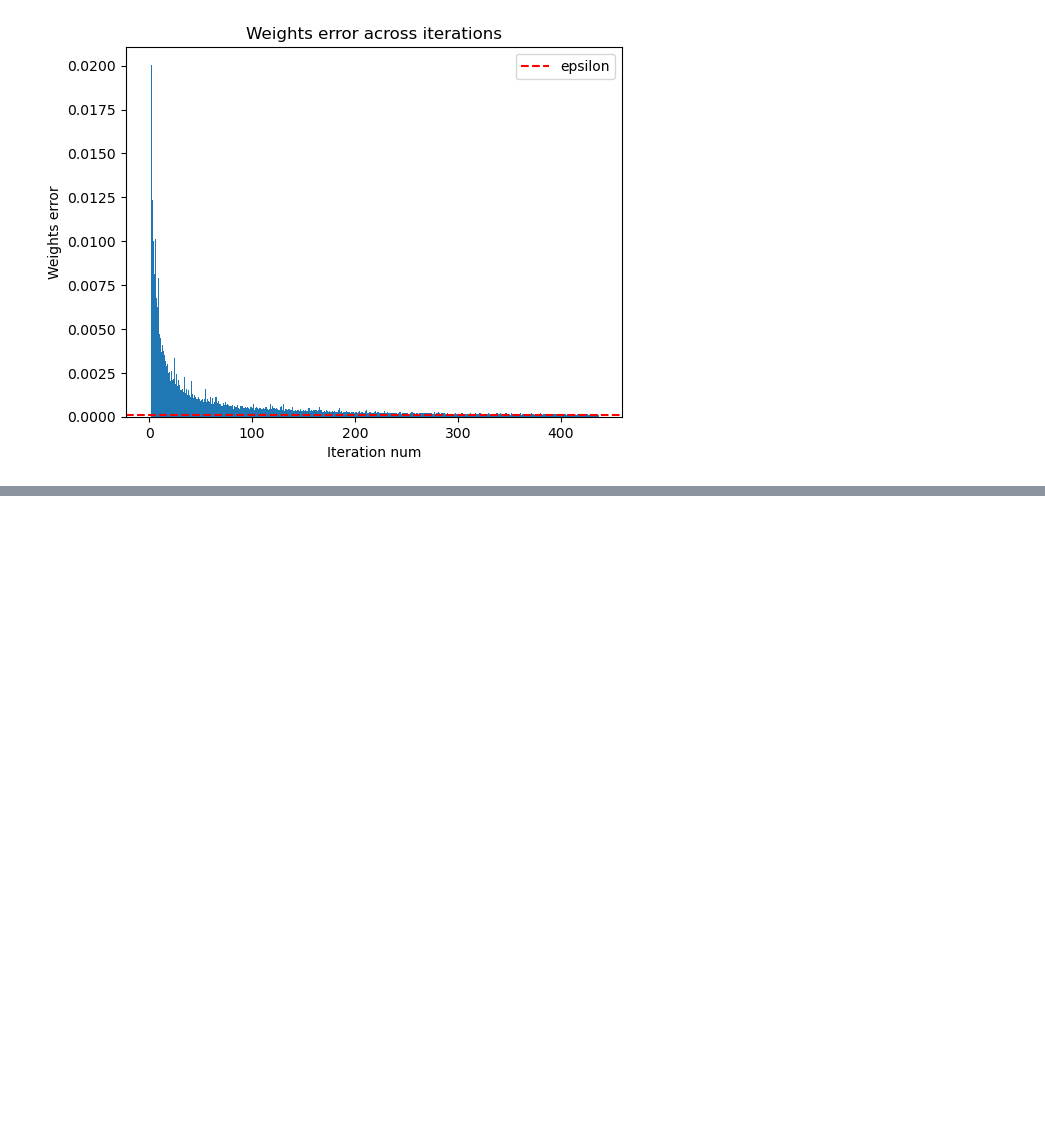
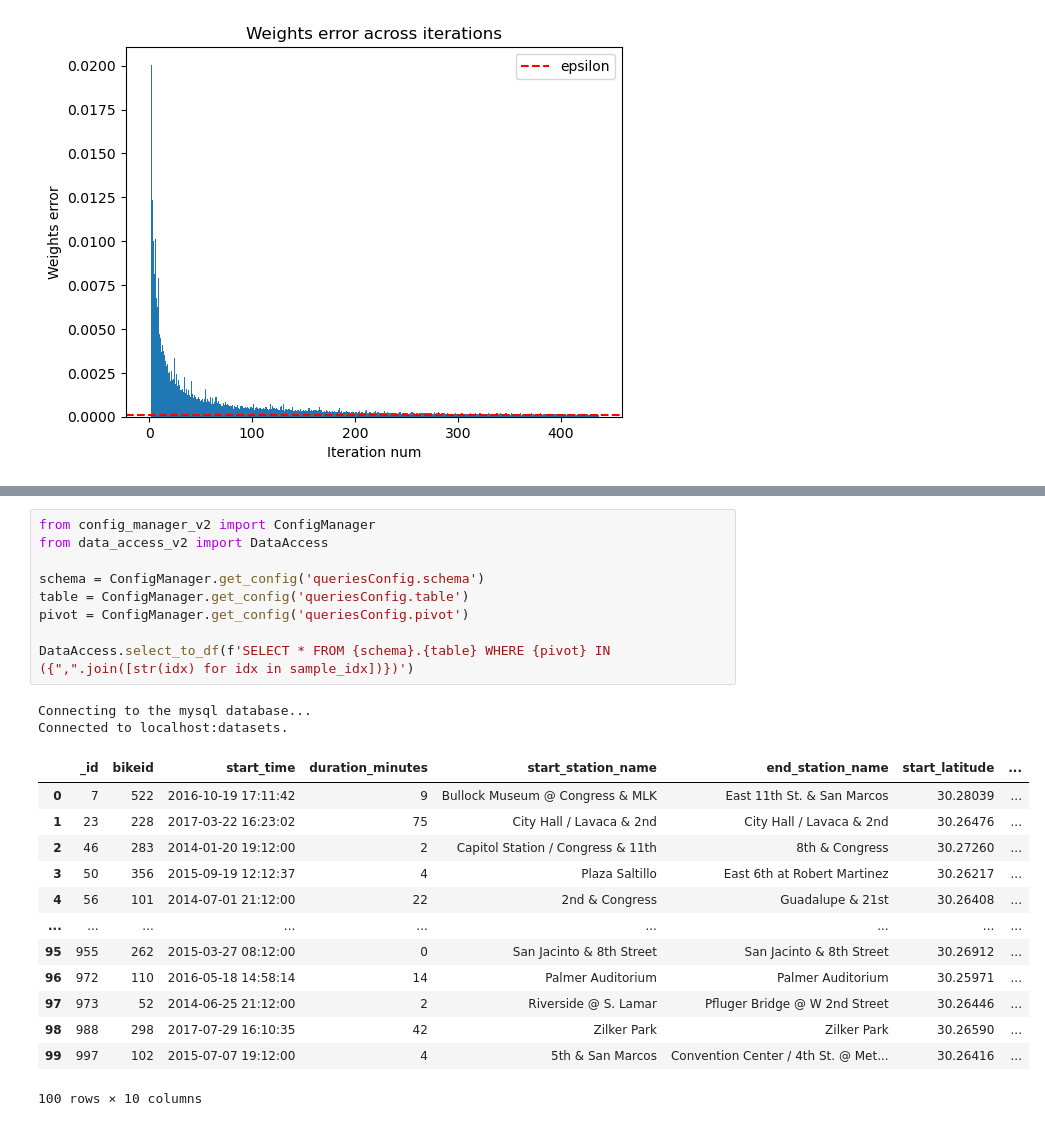
Before and after one commit to GalZeevi/HARLM, a Jupyter notebook: v2/demo_v2.ipynb, the cells around one changed output, grey strips where cells are left out. Saved outputs shown, nothing was run; the diff lists cells and outputs as text; blank space fills up the shorter version.

```diff
--- a/v2/demo_v2.ipynb
+++ b/v2/demo_v2.ipynb
@@ -94,0 +128,25 @@ array([[0.        , 0.4367599 , 0.45355706, ..., 0.43876847, 0.48539486,
+# %%
+from config_manager_v2 import ConfigManager
+from data_access_v2 import DataAccess
+
+schema = ConfigManager.get_config('queriesConfig.schema')
+table = ConfigManager.get_config('queriesConfig.table')
+pivot = ConfigManager.get_config('queriesConfig.pivot')
+
+DataAccess.select_to_df(f'SELECT * FROM {schema}.{table} WHERE {pivot} IN ({",".join([str(idx) for idx in sample_idx])})')
+# %% [output]
+Connecting to the mysql database...
+Connected to localhost:datasets.
+|  | _id | bikeid | start_time | duration_minutes | start_station_name | end_station_name | start_latitude | ... |
+| 0 | 7 | 522 | 2016-10-19 17:11:42 | 9 | Bullock Museum @ Congress & MLK | East 11th St. & San Marcos | 30.28039 | ... |
+| 1 | 23 | 228 | 2017-03-22 16:23:02 | 75 | City Hall / Lavaca & 2nd | City Hall / Lavaca & 2nd | 30.26476 | ... |
+| 2 | 46 | 283 | 2014-01-20 19:12:00 | 2 | Capitol Station / Congress & 11th | 8th & Congress | 30.27260 | ... |
+| 3 | 50 | 356 | 2015-09-19 12:12:37 | 4 | Plaza Saltillo | East 6th at Robert Martinez | 30.26217 | ... |
+| 4 | 56 | 101 | 2014-07-01 21:12:00 | 22 | 2nd & Congress | Guadalupe & 21st | 30.26408 | ... |
+| ... | ... | ... | ... | ... | ... | ... | ... | ... |
+| 95 | 955 | 262 | 2015-03-27 08:12:00 | 0 | San Jacinto & 8th Street | San Jacinto & 8th Street | 30.26912 | ... |
+| 96 | 972 | 110 | 2016-05-18 14:58:14 | 14 | Palmer Auditorium | Palmer Auditorium | 30.25971 | ... |
+| 97 | 973 | 52 | 2014-06-25 21:12:00 | 2 | Riverside @ S. Lamar | Pfluger Bridge @ W 2nd Street | 30.26446 | ... |
+| 98 | 988 | 298 | 2017-07-29 16:10:35 | 42 | Zilker Park | Zilker Park | 30.26590 | ... |
+| 99 | 997 | 102 | 2015-07-07 19:12:00 | 4 | 5th & San Marcos | Convention Center / 4th St. @ Met... | 30.26416 | ... |
+100 rows × 10 columns
```
Also changed, not shown: parts of 3 cells of this notebook, 4 other files.
